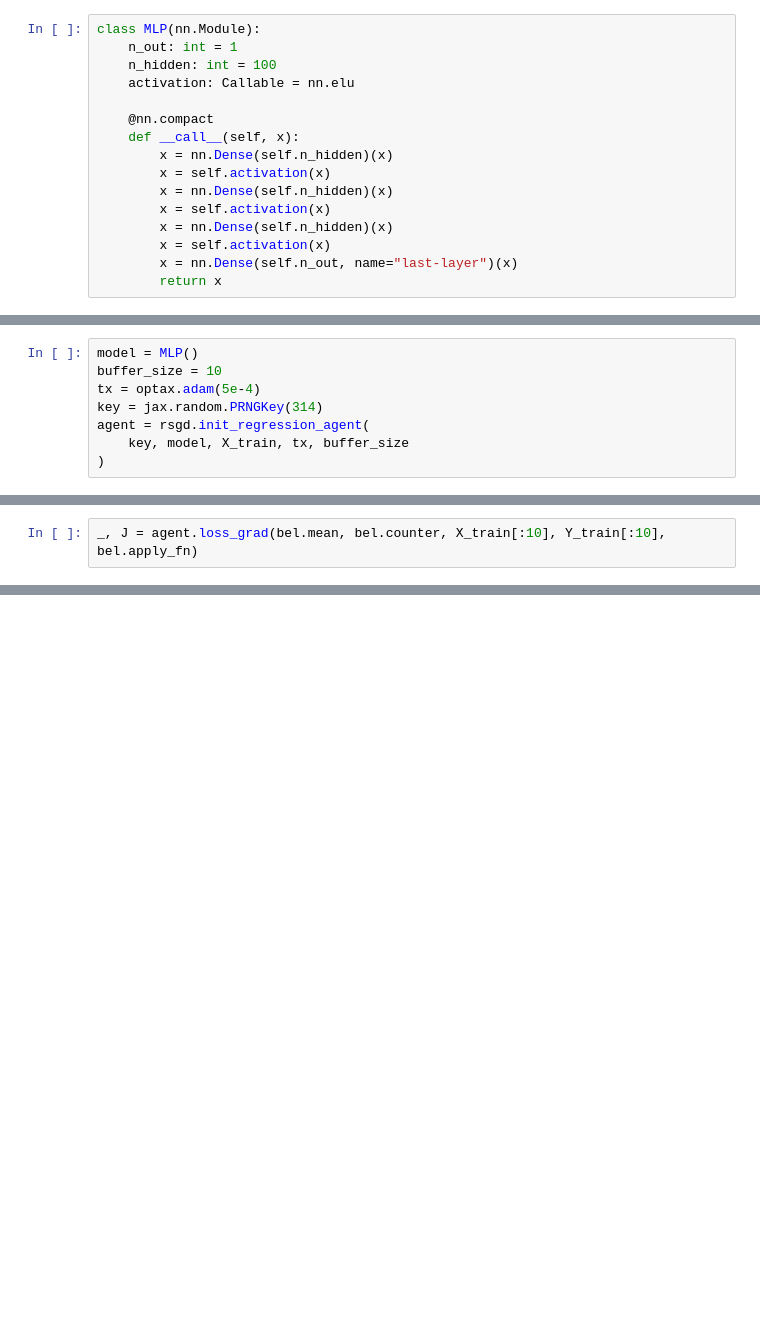
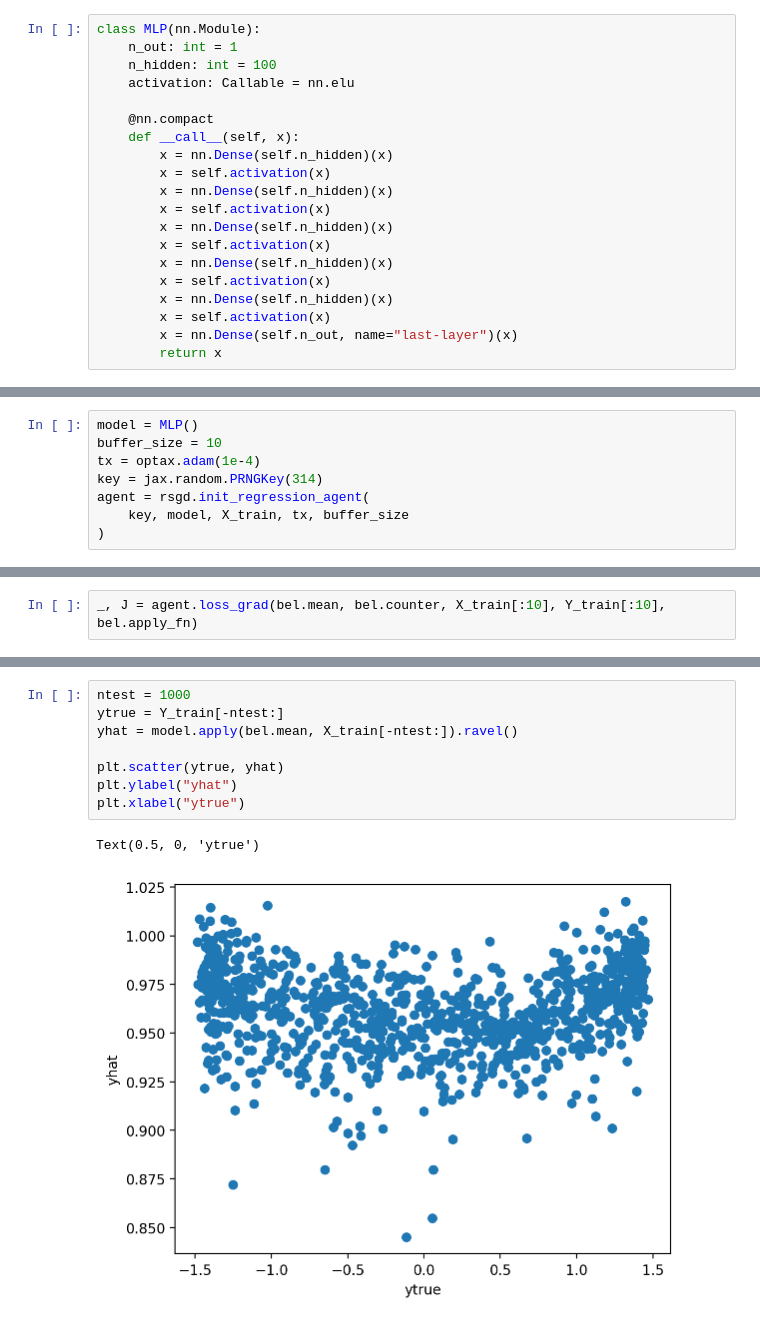
Before and after one commit to probml/rebayes, a Jupyter notebook: demos/misc/online-laplace-rb.ipynb, the cells around one changed output, grey strips where cells are left out. Cells and saved outputs as stored; diff of their text form; blank space fills up the shorter version.

```diff
--- a/demos/misc/online-laplace-rb.ipynb
+++ b/demos/misc/online-laplace-rb.ipynb
@@ -28,6 +29,10 @@ class MLP(nn.Module):
         x = self.activation(x)
         x = nn.Dense(self.n_hidden)(x)
         x = self.activation(x)
+        x = nn.Dense(self.n_hidden)(x)
+        x = self.activation(x)
+        x = nn.Dense(self.n_hidden)(x)
+        x = self.activation(x)
         x = nn.Dense(self.n_out, name="last-layer")(x)
         return x
 # %%
@@ -54,7 +62,7 @@ X_train, Y_train, labels_train = data["dataset"]["train"]
 # %%
 model = MLP()
 buffer_size = 10
-tx = optax.adam(5e-4)
+tx = optax.adam(1e-4)
 key = jax.random.PRNGKey(314)
 agent = rsgd.init_regression_agent(
     key, model, X_train, tx, buffer_size
@@ -109,0 +98,11 @@ plt.ylim(vmin, vmax)
+# %%
+ntest = 1000
+ytrue = Y_train[-ntest:]
+yhat = model.apply(bel.mean, X_train[-ntest:]).ravel()
+
+plt.scatter(ytrue, yhat)
+plt.ylabel("yhat")
+plt.xlabel("ytrue")
+# %% [output]
+Text(0.5, 0, 'ytrue')
+[figure, added]
```
Also changed, not shown: parts of 9 cells of this notebook.
